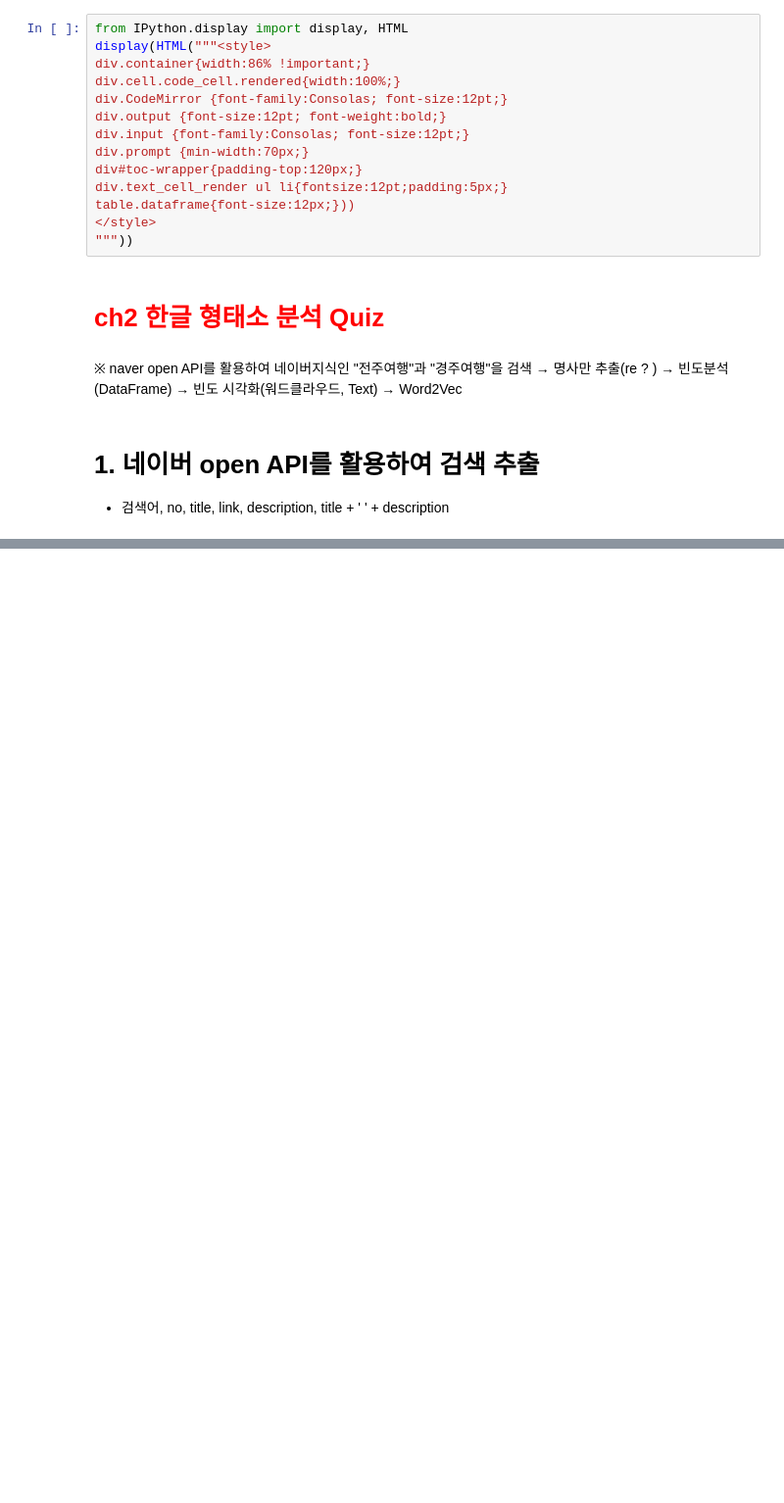
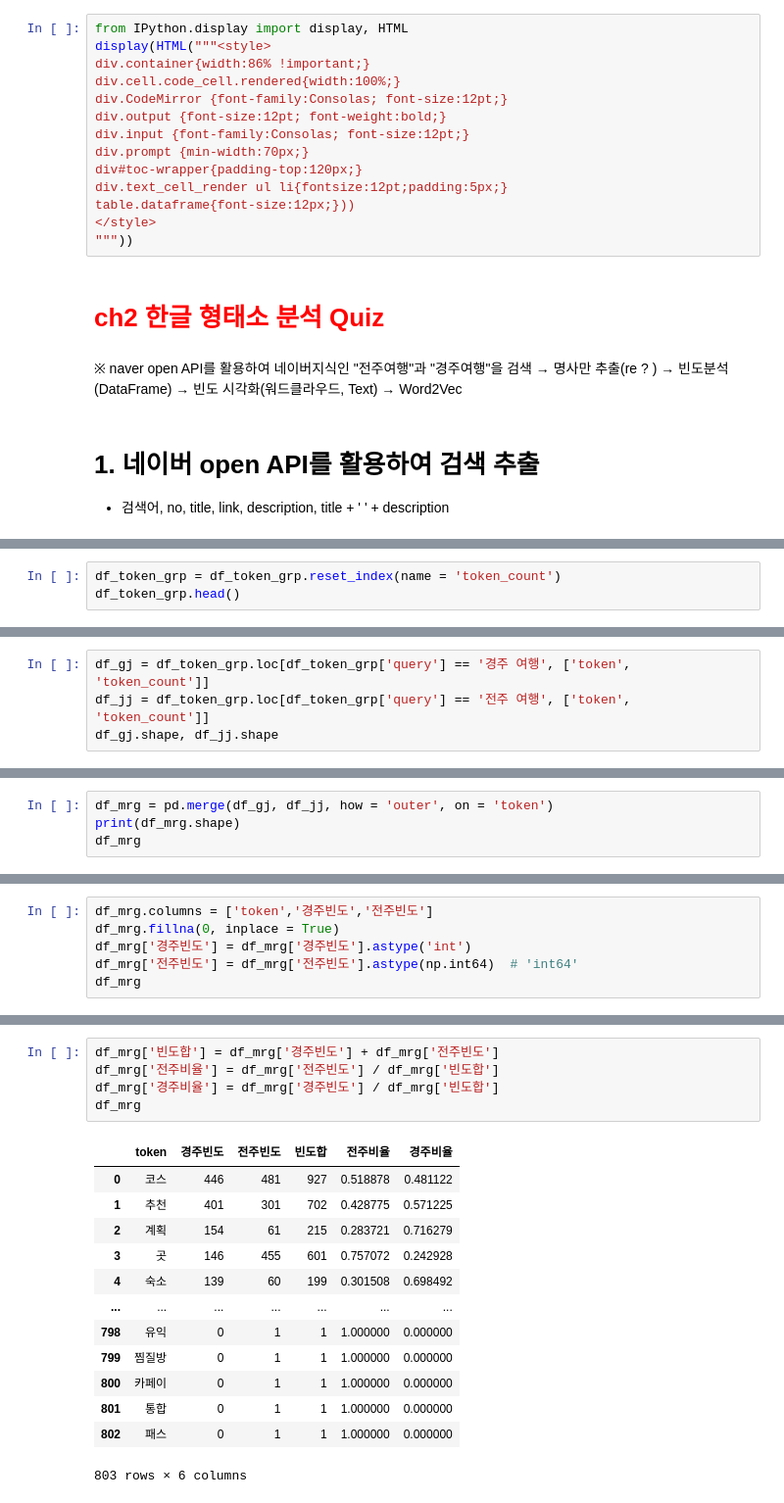
Before and after one commit to yongkoni/ai_x, a Jupyter notebook: source/07_자연어처리/Ch2_한글형태소분석_Quiz.ipynb, the cells around one changed output, grey strips where cells are left out. Shown at 98% size. Cells and saved outputs as stored; diff of their text form; blank space fills up the shorter version.

```diff
--- a/source/07_자연어처리/Ch2_한글형태소분석_Quiz.ipynb
+++ b/source/07_자연어처리/Ch2_한글형태소분석_Quiz.ipynb
@@ -22,0 +393,3 @@ table.dataframe{font-size:12px;}))
+# %%
+df_token_grp = df_token_grp.reset_index(name = 'token_count')
+df_token_grp.head()
@@ -22,0 +403,4 @@ table.dataframe{font-size:12px;}))
+# %%
+df_gj = df_token_grp.loc[df_token_grp['query'] == '경주 여행', ['token', 'token_count']]
+df_jj = df_token_grp.loc[df_token_grp['query'] == '전주 여행', ['token', 'token_count']]
+df_gj.shape, df_jj.shape
@@ -22,0 +427,4 @@ table.dataframe{font-size:12px;}))
+# %%
+df_mrg = pd.merge(df_gj, df_jj, how = 'outer', on = 'token')
+print(df_mrg.shape)
+df_mrg
@@ -22,0 +446,6 @@ table.dataframe{font-size:12px;}))
+# %%
+df_mrg.columns = ['token','경주빈도','전주빈도']
+df_mrg.fillna(0, inplace = True)
+df_mrg['경주빈도'] = df_mrg['경주빈도'].astype('int')
+df_mrg['전주빈도'] = df_mrg['전주빈도'].astype(np.int64)  # 'int64'
+df_mrg
@@ -22,0 +466,19 @@ table.dataframe{font-size:12px;}))
+# %%
+df_mrg['빈도합'] = df_mrg['경주빈도'] + df_mrg['전주빈도']
+df_mrg['전주비율'] = df_mrg['전주빈도'] / df_mrg['빈도합']
+df_mrg['경주비율'] = df_mrg['경주빈도'] / df_mrg['빈도합']
+df_mrg
+# %% [output]
+|  | token | 경주빈도 | 전주빈도 | 빈도합 | 전주비율 | 경주비율 |
+| 0 | 코스 | 446 | 481 | 927 | 0.518878 | 0.481122 |
+| 1 | 추천 | 401 | 301 | 702 | 0.428775 | 0.571225 |
+| 2 | 계획 | 154 | 61 | 215 | 0.283721 | 0.716279 |
+| 3 | 곳 | 146 | 455 | 601 | 0.757072 | 0.242928 |
+| 4 | 숙소 | 139 | 60 | 199 | 0.301508 | 0.698492 |
+| ... | ... | ... | ... | ... | ... | ... |
+| 798 | 유익 | 0 | 1 | 1 | 1.000000 | 0.000000 |
+| 799 | 찜질방 | 0 | 1 | 1 | 1.000000 | 0.000000 |
+| 800 | 카페이 | 0 | 1 | 1 | 1.000000 | 0.000000 |
+| 801 | 통합 | 0 | 1 | 1 | 1.000000 | 0.000000 |
+| 802 | 패스 | 0 | 1 | 1 | 1.000000 | 0.000000 |
+803 rows × 6 columns
```
Also changed, not shown: parts of 63 cells of this notebook, 9 other files.
